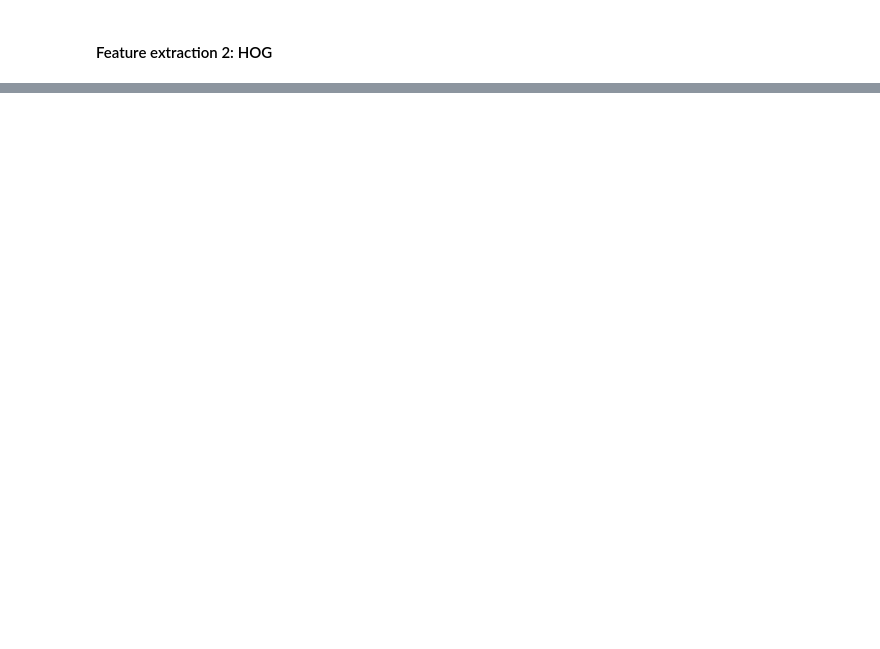
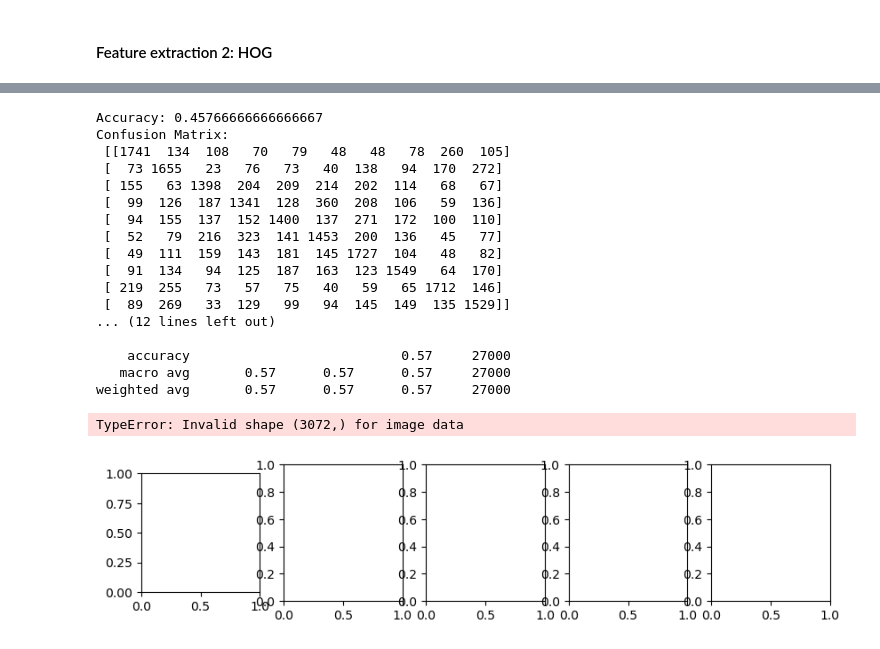
Before and after one commit to Jun-Wee/Image_Classification_ML, a Jupyter notebook: (ver 2) Task 2 Machine Learning.ipynb, the cells around one changed output, grey strips where cells are left out. Drawn from its saved outputs; the diff is of its cells as text; code cells hidden in the pictures; blank space fills up the shorter version.

```diff
--- a/(ver 2) Task 2 Machine Learning.ipynb
+++ b/(ver 2) Task 2 Machine Learning.ipynb
@@ -414,0 +388,31 @@ test_batch = unpickle('test_batch')
+# %%
+acc = accuracy_score(y_test, y_Pred)
+cm = confusion_matrix(y_test, y_Pred)
+
+print(f"Accuracy: {accuracy}")
+print("Confusion Matrix:\n", cm)
+print(classification_report(y_test, y_Pred))
+
+
+#Add actual predictions for the grid searches and do new grid searches with proper params for Gamma
+plot_images(x_test_images, y_Pred, num_images=5) #show images, as predicted
+# %% [output]
+Accuracy: 0.45766666666666667
+Confusion Matrix:
+ [[1741  134  108   70   79   48   48   78  260  105]
+ [  73 1655   23   76   73   40  138   94  170  272]
+ [ 155   63 1398  204  209  214  202  114   68   67]
+ [  99  126  187 1341  128  360  208  106   59  136]
+ [  94  155  137  152 1400  137  271  172  100  110]
+ [  52   79  216  323  141 1453  200  136   45   77]
+ [  49  111  159  143  181  145 1727  104   48   82]
+ [  91  134   94  125  187  163  123 1549   64  170]
+ [ 219  255   73   57   75   40   59   65 1712  146]
+ [  89  269   33  129   99   94  145  149  135 1529]]
+... (12 lines left out)
+
+    accuracy                           0.57     27000
+   macro avg       0.57      0.57      0.57     27000
+weighted avg       0.57      0.57      0.57     27000
+TypeError: Invalid shape (3072,) for image data
+[figure, added]
```
Also changed, not shown: parts of 6 cells of this notebook, 3 other files.
